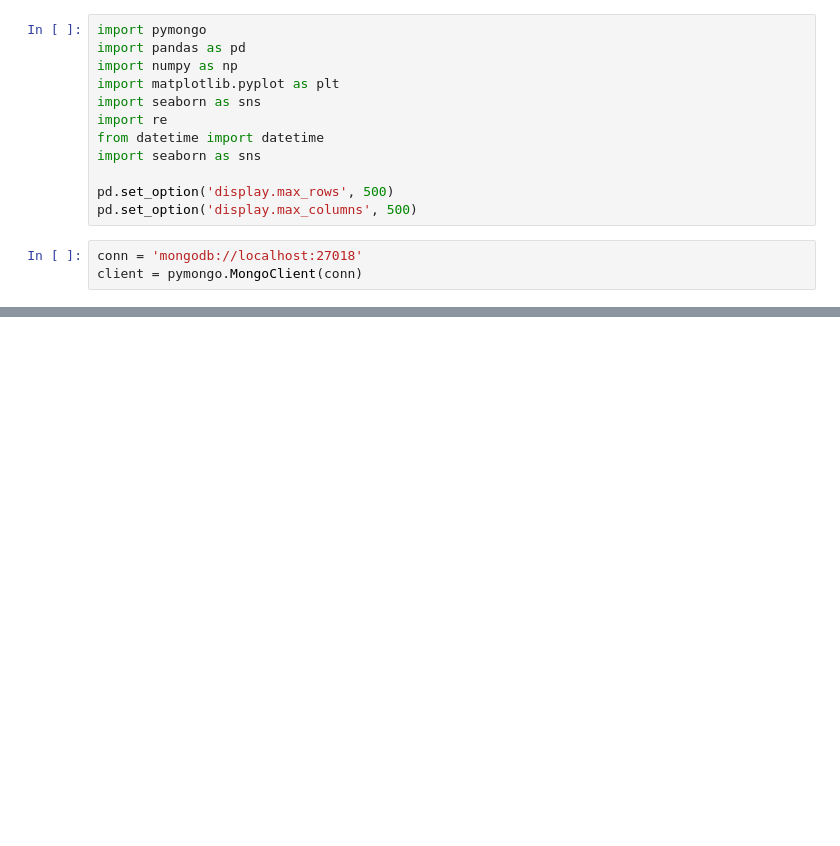
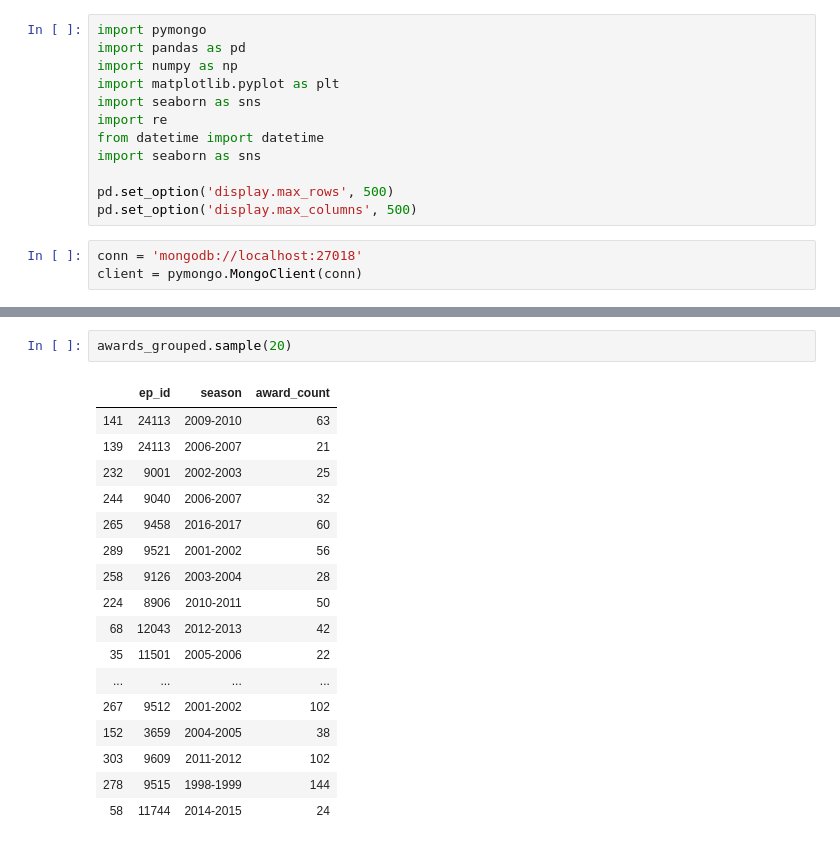
Before and after one commit to TomCallegari/ScoutingWithAI, a Jupyter notebook: Notebooks/Exploratory.ipynb, the cells around one changed output, grey strips where cells are left out. Cells and saved outputs as stored; diff of their text form; blank space fills up the shorter version.

```diff
--- a/Notebooks/Exploratory.ipynb
+++ b/Notebooks/Exploratory.ipynb
@@ -48,0 +73,20 @@ players[players['ep_id'] == '9001']
+# %%
+awards_grouped.sample(20)
+# %% [output]
+|  | ep_id | season | award_count |
+| 141 | 24113 | 2009-2010 | 63 |
+| 139 | 24113 | 2006-2007 | 21 |
+| 232 | 9001 | 2002-2003 | 25 |
+| 244 | 9040 | 2006-2007 | 32 |
+| 265 | 9458 | 2016-2017 | 60 |
+| 289 | 9521 | 2001-2002 | 56 |
+| 258 | 9126 | 2003-2004 | 28 |
+| 224 | 8906 | 2010-2011 | 50 |
+| 68 | 12043 | 2012-2013 | 42 |
+| 35 | 11501 | 2005-2006 | 22 |
+| ... | ... | ... | ... |
+| 267 | 9512 | 2001-2002 | 102 |
+| 152 | 3659 | 2004-2005 | 38 |
+| 303 | 9609 | 2011-2012 | 102 |
+| 278 | 9515 | 1998-1999 | 144 |
+| 58 | 11744 | 2014-2015 | 24 |
```
Also changed, not shown: parts of 9 cells of this notebook, 1 other file.
